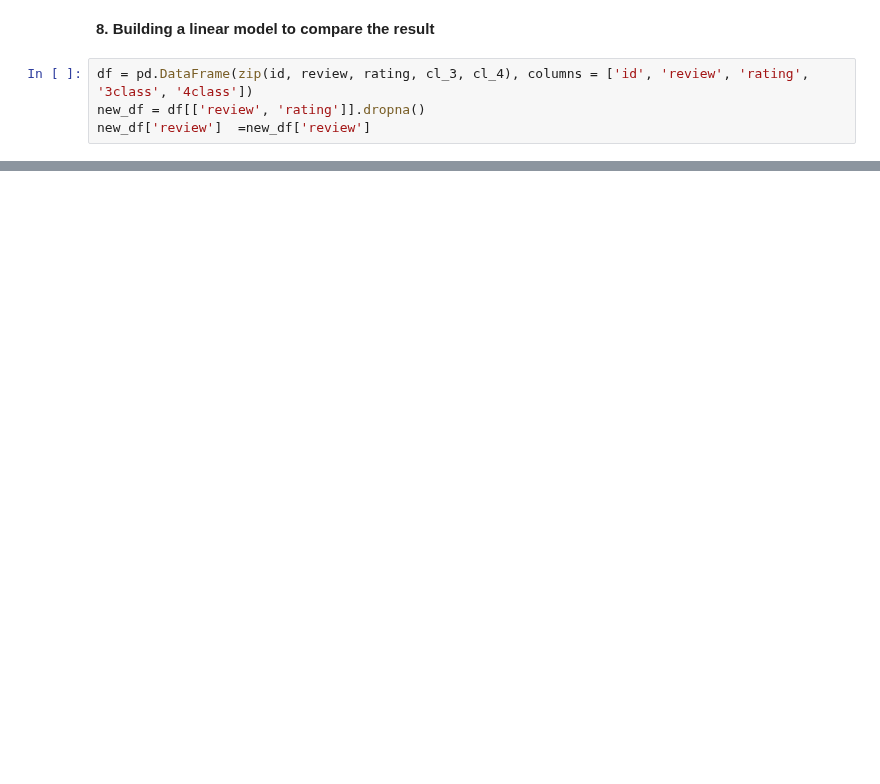
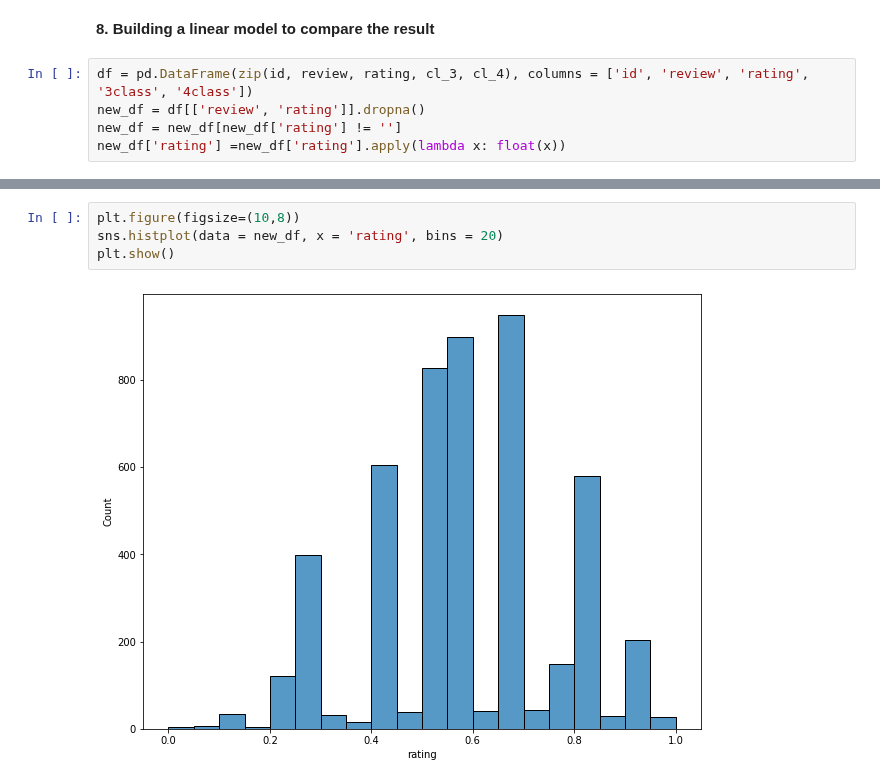
Before and after one commit to HuyenNguyenHelen/LING-5412, a Jupyter notebook: Assignment3_LinearModel.ipynb, the cells around one changed output, grey strips where cells are left out. Cells and saved outputs as stored; diff of their text form; blank space fills up the shorter version.

```diff
--- a/Assignment3_LinearModel.ipynb
+++ b/Assignment3_LinearModel.ipynb
@@ -293,4 +298,5 @@ weighted avg       0.67      0.67      0.67      1002
 # %%
 df = pd.DataFrame(zip(id, review, rating, cl_3, cl_4), columns = ['id', 'review', 'rating', '3class', '4class'])
 new_df = df[['review', 'rating']].dropna()
-new_df['review']  =new_df['review']
+new_df = new_df[new_df['rating'] != '']
+new_df['rating'] =new_df['rating'].apply(lambda x: float(x))
@@ -310,0 +315,6 @@ new_df['review']  =new_df['review']
+# %%
+plt.figure(figsize=(10,8))
+sns.histplot(data = new_df, x = 'rating', bins = 20)
+plt.show()
+# %% [output]
+[figure, added]
```
Also changed, not shown: parts of 14 cells of this notebook.
